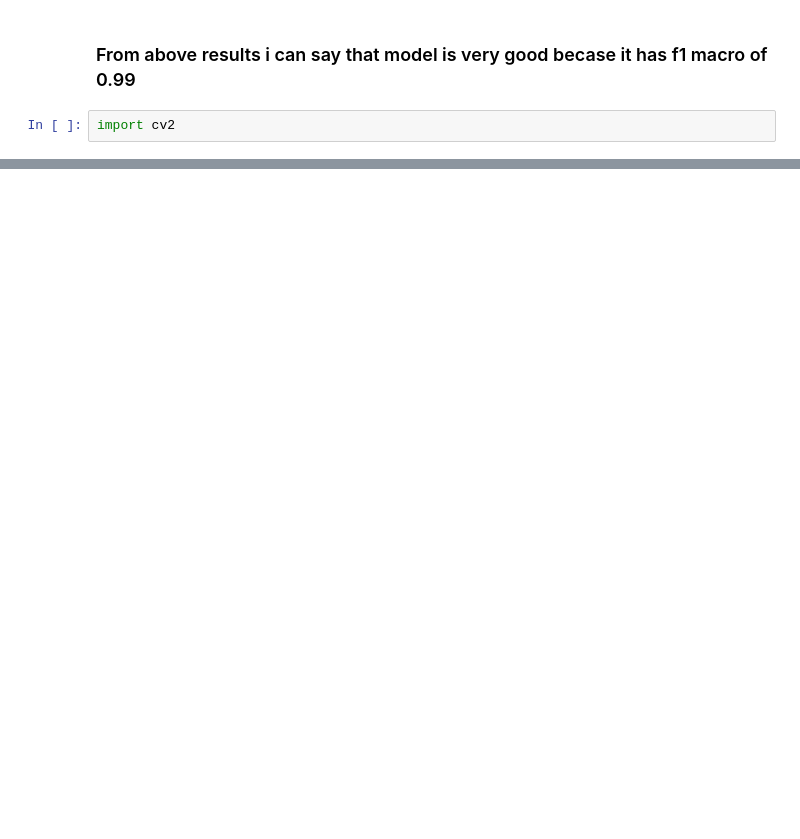
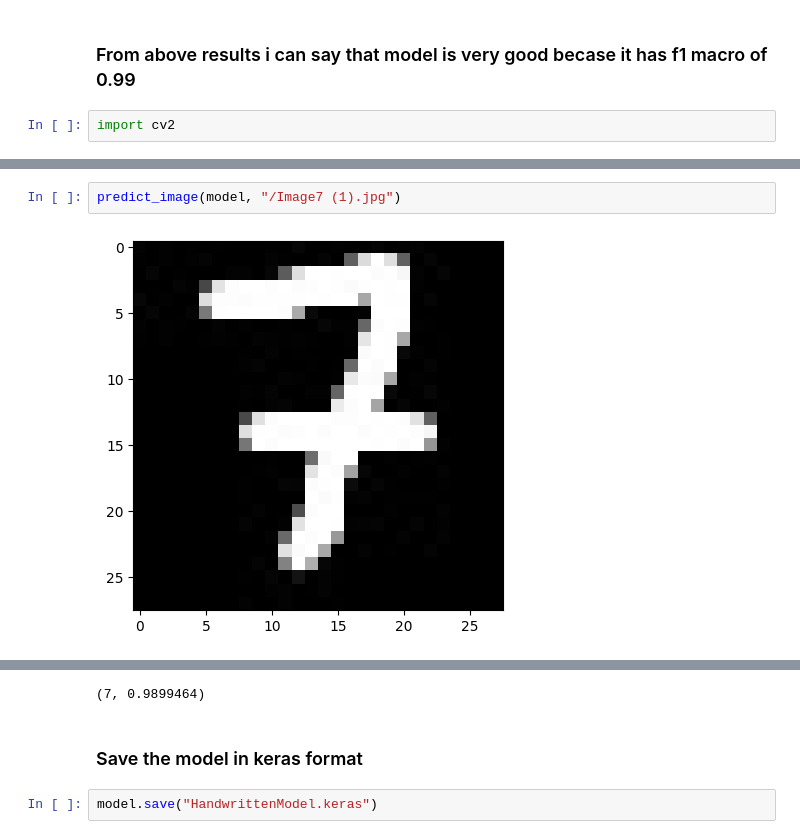
Before and after one commit to DhanashreeAmbekar/Deep-Learning, a Jupyter notebook: Hand_Written_Image.ipynb, the cells around one changed output, grey strips where cells are left out. Drawn from its saved outputs; the diff is of its cells as text; blank space fills up the shorter version.

```diff
--- a/Hand_Written_Image.ipynb
+++ b/Hand_Written_Image.ipynb
@@ -372,0 +439,4 @@ plt.imshow(xnew, cmap="gray")
+# %%
+predict_image(model, "/Image7 (1).jpg")
+# %% [output]
+[figure, added]
@@ -372,0 +444,5 @@ plt.imshow(xnew, cmap="gray")
+(7, 0.9899464)
+# %% [markdown]
+### Save the model in keras format
+# %%
+model.save("HandwrittenModel.keras")
```
Also changed, not shown: parts of 24 cells of this notebook.
